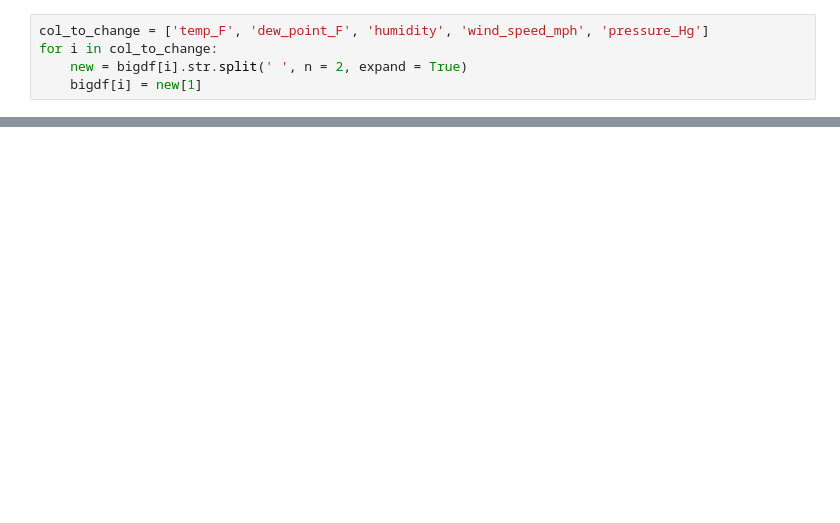
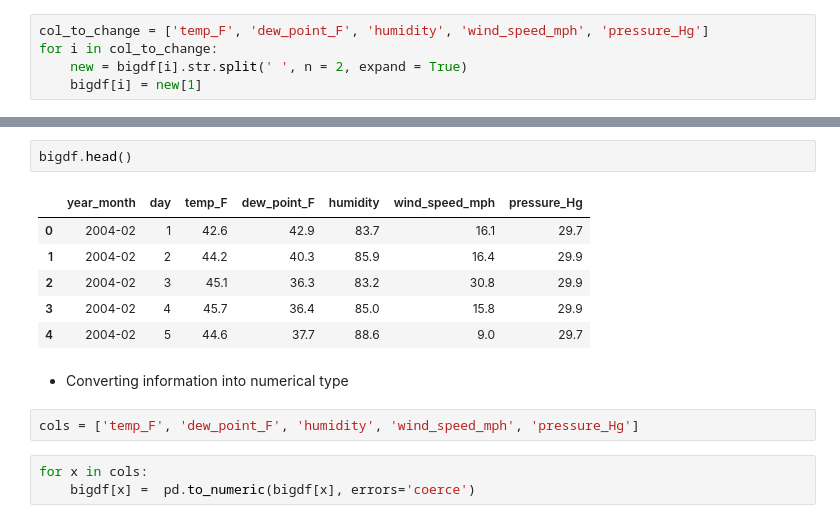
Before and after one commit to ClauCarloni/data_final_project, a Jupyter notebook: webscraping_globalcase.ipynb, the cells around one changed output, grey strips where cells are left out. Drawn from its saved outputs; the diff is of its cells as text; blank space fills up the shorter version.

```diff
--- a/webscraping_globalcase.ipynb
+++ b/webscraping_globalcase.ipynb
@@ -255,0 +280,16 @@ for i in col_to_change:
+# %%
+bigdf.head()
+# %% [output]
+|  | year_month | day | temp_F | dew_point_F | humidity | wind_speed_mph | pressure_Hg |
+| 0 | 2004-02 | 1 | 42.6 | 42.9 | 83.7 | 16.1 | 29.7 |
+| 1 | 2004-02 | 2 | 44.2 | 40.3 | 85.9 | 16.4 | 29.9 |
+| 2 | 2004-02 | 3 | 45.1 | 36.3 | 83.2 | 30.8 | 29.9 |
+| 3 | 2004-02 | 4 | 45.7 | 36.4 | 85.0 | 15.8 | 29.9 |
+| 4 | 2004-02 | 5 | 44.6 | 37.7 | 88.6 | 9.0 | 29.7 |
+# %% [markdown]
+- Converting information into numerical type
+# %%
+cols = ['temp_F', 'dew_point_F', 'humidity', 'wind_speed_mph', 'pressure_Hg']
+# %%
+for x in cols:
+    bigdf[x] =  pd.to_numeric(bigdf[x], errors='coerce')
```
Also changed, not shown: parts of 22 cells of this notebook, 2 other files.
